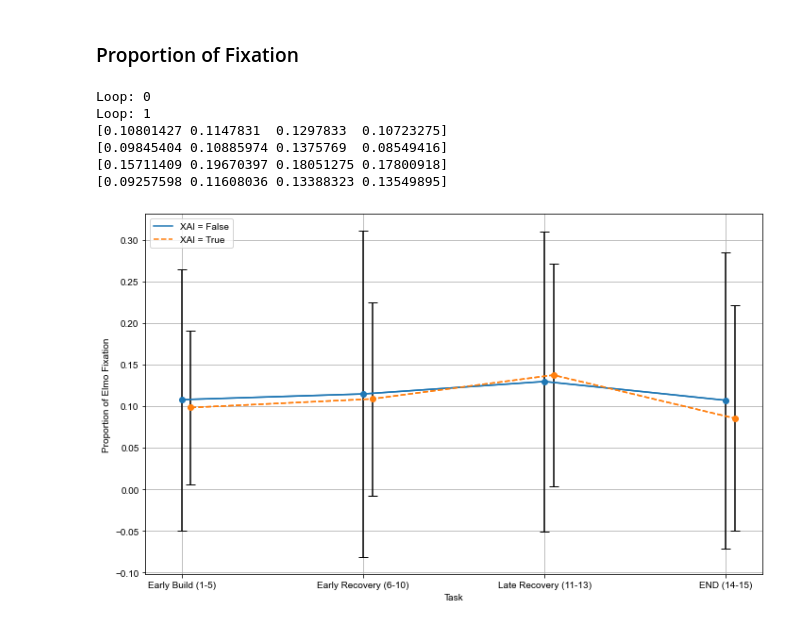
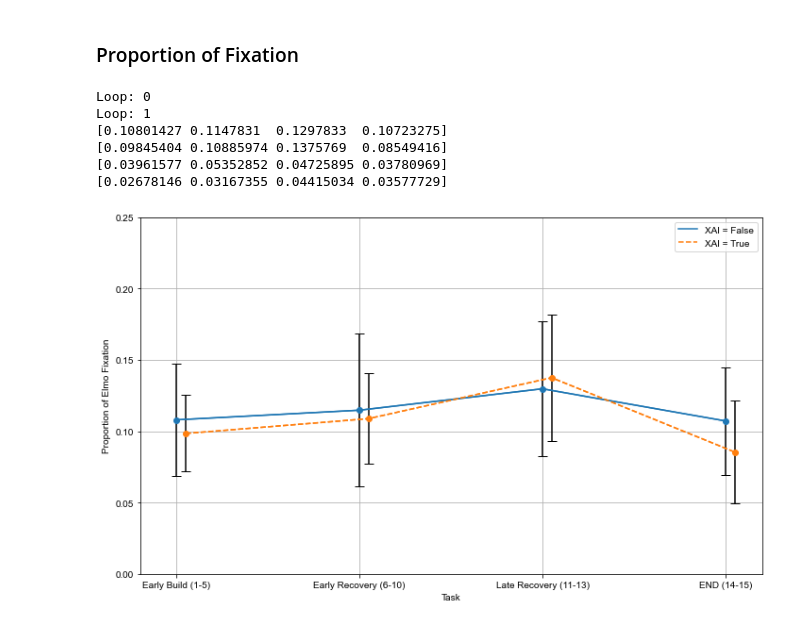
Before and after one commit to haohua13/IVT-Filter-GazeData, a Jupyter notebook: fixation_plots_by_decision.ipynb, the cells around one changed output. Drawn from its saved outputs; the diff is of its cells as text; code cells hidden in the pictures.

Commit message:
final images added

```diff
--- a/fixation_plots_by_decision.ipynb
+++ b/fixation_plots_by_decision.ipynb
@@ -1814,8 +2230,9 @@ def plot_average_count_over_task(o_data, ox_data):
     probability_ox = ox_array_fixation_counts_elmo[2:] / ox_array_fixation_counts[2:]
     print(probability_o)
     print(probability_ox)
-    sem_o = np.sqrt((o_array_fixation_counts_elmo_sem[2:] / o_array_fixation_counts_elmo[2:])**2 + (o_array_fixation_counts_sem[2:]/o_array_fixation_counts[2:])**2)/o_array_fixation_counts[2:]
-    sem_ox = np.sqrt((ox_array_fixation_counts_elmo_sem[2:] / ox_array_fixation_counts_elmo[2:])**2 + (ox_array_fixation_counts_sem[2:]/ox_array_fixation_counts[2:])**2)/ox_array_fixation_counts[2:]
+    # sem = ox*sqrt((sem_o/o)**2 + (sem_ox/ox)**2)/o
+    sem_o = o_array_fixation_counts_elmo[2:]*np.sqrt((o_array_fixation_counts_elmo_sem[2:] / o_array_fixation_counts_elmo[2:])**2 + (o_array_fixation_counts_sem[2:]/o_array_fixation_counts[2:])**2)/o_array_fixation_counts[2:]
+    sem_ox = ox_array_fixation_counts_elmo[2:]*np.sqrt((ox_array_fixation_counts_elmo_sem[2:] / ox_array_fixation_counts_elmo[2:])**2 + (ox_array_fixation_counts_sem[2:]/ox_array_fixation_counts[2:])**2)/ox_array_fixation_counts[2:]
 
     print(sem_o)
     print(sem_ox)
@@ -1829,34 +2246,35 @@ def plot_average_count_over_task(o_data, ox_data):
         plt.Line2D([], [], color='tab:blue', linestyle='-', label='XAI = False'),
         plt.Line2D([], [], color='tab:orange', linestyle='--', label='XAI = True'),
     ]
     plt.legend(handles=handles)
 
     plt.xlim(4, 21)
+    plt.ylim(0, 0.25)
     # Set the x-axis ticks and labels
     plt.xticks(positions, labels)
     # Add labels and title
     plt.xlabel('Task')
     plt.ylabel('Proportion of Elmo Fixation')
     # plt.title('Fixation Durations Over Task')
     plt.grid(True)
     # Show the plot
     plt.tight_layout()
-    plt.savefig('mushroom_results/elmo_proportion_over_dual_decision_with_sem.png', dpi=1600, bbox_inches='tight')
+    plt.savefig('mushroom_results/elmo_proportion_over_dual_decision_with_sem.pdf', dpi=600, bbox_inches='tight')
 
     # save mean and SEM to csv
     data = {'task': labels, 'o_mean': o_array_fixation_counts[2:], 'o_sem': o_array_fixation_counts_sem[2:], 'ox_mean': ox_array_fixation_counts[2:], 'ox_sem': ox_array_fixation_counts_sem[2:], 'o_elmo_mean': o_array_fixation_counts_elmo[2:], 'o_elmo_sem': o_array_fixation_counts_elmo_sem[2:], 'ox_elmo_mean': ox_array_fixation_counts_elmo[2:], 'ox_elmo_sem': ox_array_fixation_counts_elmo_sem[2:]}
     df = pd.DataFrame(data)
     df.to_csv('mushroom_data/fixation_duration_phase_statistics.csv', index=False)
     plt.show()
 
 
 
 plot_average_count_over_task(o_data, ox_data)
 # %% [output]
 Loop: 0
 Loop: 1
 [0.10801427 0.1147831  0.1297833  0.10723275]
 [0.09845404 0.10885974 0.1375769  0.08549416]
-[0.15711409 0.19670397 0.18051275 0.17800918]
-[0.09257598 0.11608036 0.13388323 0.13549895]
+[0.03961577 0.05352852 0.04725895 0.03780969]
+[0.02678146 0.03167355 0.04415034 0.03577729]
-[figure, old version]
+[figure, new version]
```
Also changed, not shown: parts of 4 cells of this notebook, 34 other files.
